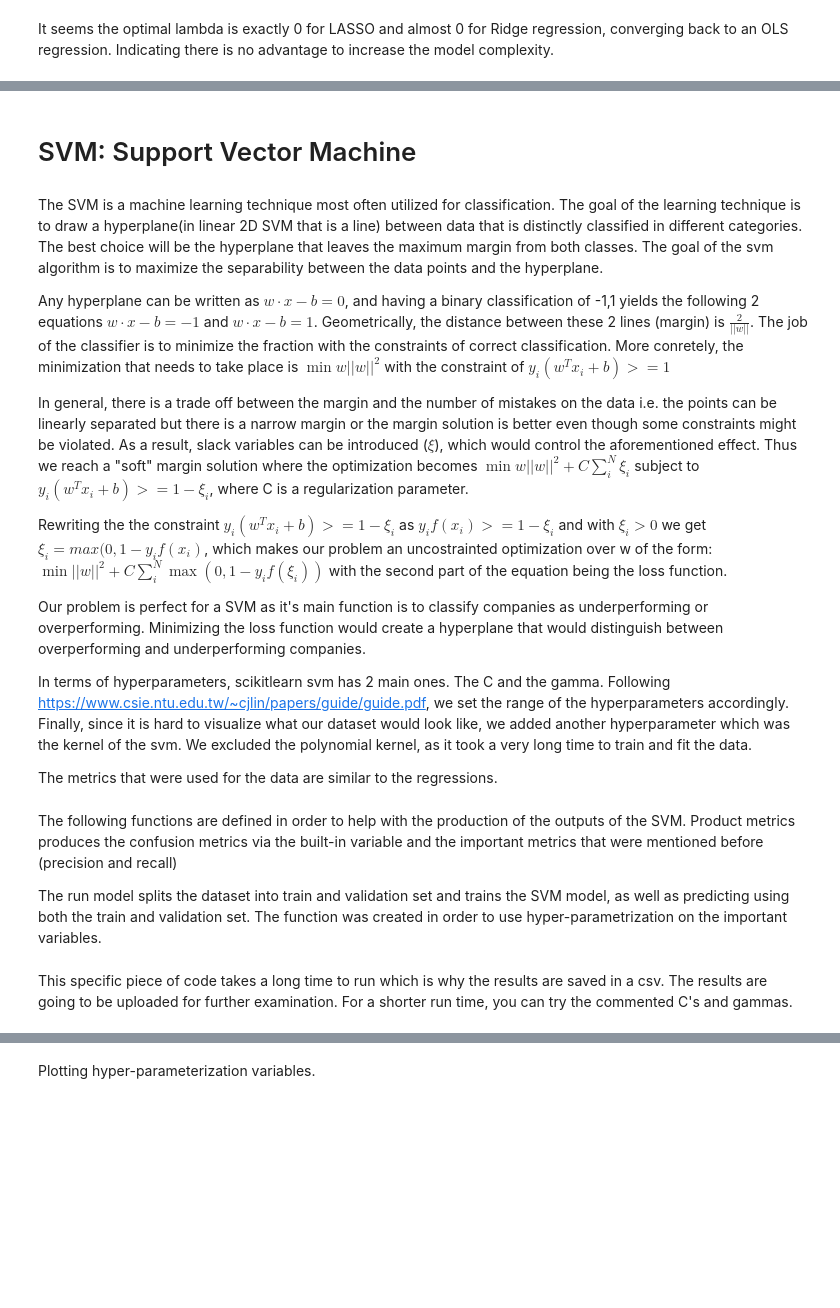
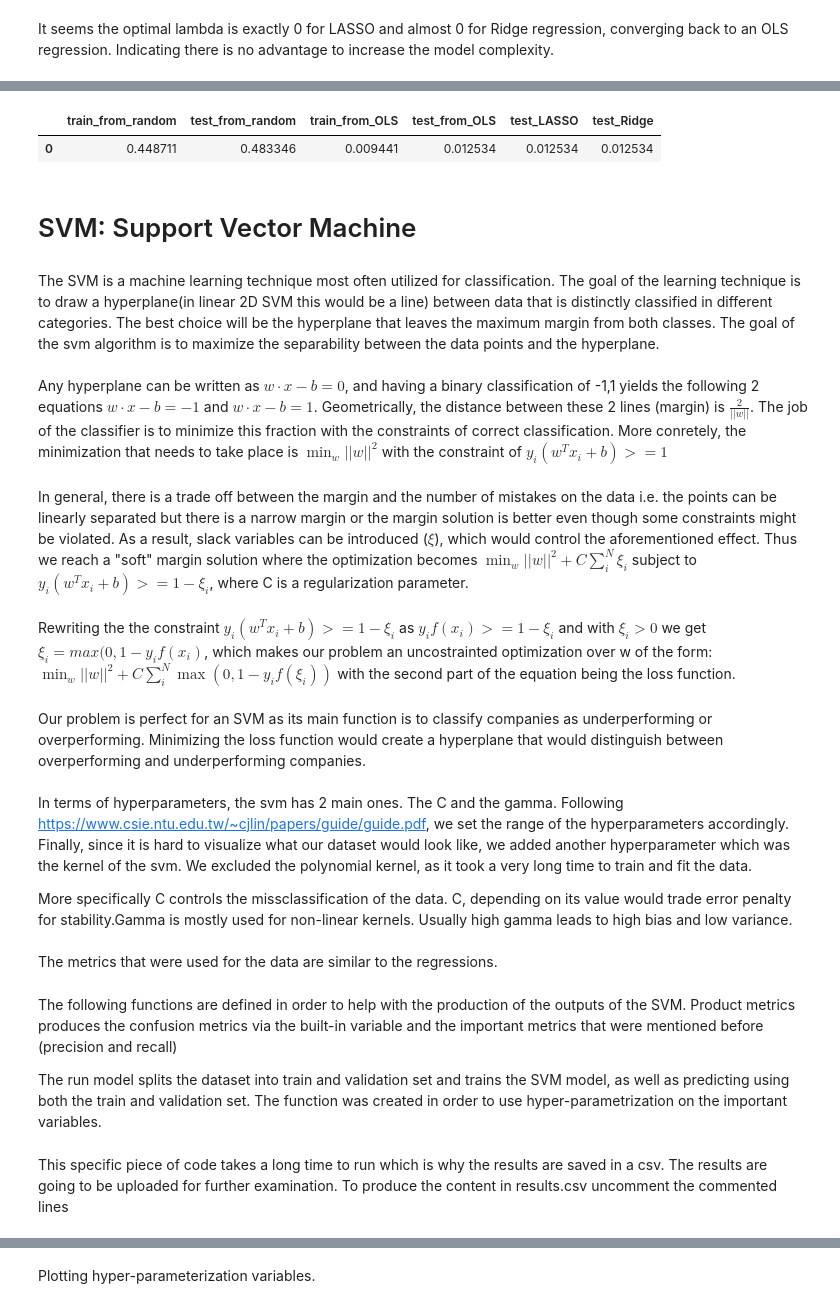
Before and after one commit to Alex-Oiko/stock-predictor, a Jupyter notebook: Stock Picker.ipynb, the cells around one changed output, grey strips where cells are left out. Cells and saved outputs as stored; diff of their text form; code cells hidden in the pictures; blank space fills up the shorter version.

```diff
--- a/Stock Picker.ipynb
+++ b/Stock Picker.ipynb
@@ -438,19 +402,25 @@ We have not perform corss validation here due to time constrain.
+# %%
+pd.DataFrame([[0.44871059, 0.48334576, 0.00944125, 0.01253388, 0.01253388, 0.01253388]], columns=name_label)
+# %% [output]
+|  | train_from_random | test_from_random | train_from_OLS | test_from_OLS | test_LASSO | test_Ridge |
+| 0 | 0.448711 | 0.483346 | 0.009441 | 0.012534 | 0.012534 | 0.012534 |
 # %% [markdown]
 # SVM: Support Vector Machine
 # %% [markdown]
-The SVM is a machine learning technique most often utilized for classification. The goal of the learning technique is to draw a hyperplane(in linear 2D SVM that is a line) between data that is distinctly classified in different categories. The best choice will be the hyperplane that leaves the maximum margin from both classes. The goal of the svm algorithm is to maximize the separability between the data points and the hyperplane.
+The SVM is a machine learning technique most often utilized for classification. The goal of the learning technique is to draw a hyperplane(in linear 2D SVM this would be a line) between data that is distinctly classified in different categories. The best choice will be the hyperplane that leaves the maximum margin from both classes. The goal of the svm algorithm is to maximize the separability between the data points and the hyperplane.
+<br><br>
+Any hyperplane can be written as $w \cdot x - b = 0$, and having a binary classification of -1,1 yields the following 2 equations $w \cdot x - b = -1$ and $w \cdot x - b = 1$. Geometrically, the distance between these 2 lines (margin) is $\frac{2}{||w||}$. The job of the classifier is to minimize this fraction with the constraints of correct classification. More conretely, the minimization that needs to take place is $\min_{w}||w||^2$ with the constraint of $y_i(w^Tx_i+b) >= 1$
+<br><br>
+In general, there is a trade off between the margin and the number of mistakes on the data i.e. the points can be linearly separated but there is a narrow margin or the margin solution is better even though some constraints might be violated. As a result, slack variables can be introduced ($\xi$), which would control the aforementioned effect. Thus we reach a "soft" margin solution where the optimization becomes $\min_{w}||w||^2 + C\sum_{i}^{N}\xi_i$ subject to $y_i(w^Tx_i+b) >= 1-\xi_i$, where C is a regularization parameter.
+<br><br>
+Rewriting the the constraint $y_i(w^Tx_i+b) >= 1-\xi_i$ as $y_if(x_i)>=1-\xi_i$ and with $\xi_i>0$ we get $\xi_i=max(0,1-y_if(x_i)$, which makes our problem an uncostrainted optimization over w of the form: $\min_{w}||w||^2+C\sum_{i}^{N}\max(0,1-y_if(\xi_i))$ with the second part of the equation being the loss function.
+<br><br>
+Our problem is perfect for an SVM as its main function is to classify companies as underperforming or overperforming. Minimizing the loss function would create a hyperplane that would distinguish between overperforming and underperforming companies.
+<br><br>
+In terms of hyperparameters, the svm has 2 main ones. The C and the gamma. Following https://www.csie.ntu.edu.tw/~cjlin/papers/guide/guide.pdf, we set the range of the hyperparameters accordingly. Finally, since it is hard to visualize what our dataset would look like, we added another hyperparameter which was the kernel of the svm. We excluded the polynomial kernel, as it took a very long time to train and fit the data.
 
-Any hyperplane can be written as $w \cdot x - b = 0$, and having a binary classification of -1,1 yields the following 2 equations $w \cdot x - b = -1$ and $w \cdot x - b = 1$. Geometrically, the distance between these 2 lines (margin) is $\frac{2}{||w||}$. The job of the classifier is to minimize the fraction with the constraints of correct classification. More conretely, the minimization that needs to take place is $\min{w}||w||^2$ with the constraint of $y_i(w^Tx_i+b) >= 1$
-
-In general, there is a trade off between the margin and the number of mistakes on the data i.e. the points can be linearly separated but there is a narrow margin or the margin solution is better even though some constraints might be violated. As a result, slack variables can be introduced ($\xi$), which would control the aforementioned effect. Thus we reach a "soft" margin solution where the optimization becomes $\min{w}||w||^2 + C\sum_{i}^{N}\xi_i$ subject to $y_i(w^Tx_i+b) >= 1-\xi_i$, where C is a regularization parameter.
-
-Rewriting the the constraint $y_i(w^Tx_i+b) >= 1-\xi_i$ as $y_if(x_i)>=1-\xi_i$ and with $\xi_i>0$ we get $\xi_i=max(0,1-y_if(x_i)$, which makes our problem an uncostrainted optimization over w of the form: $\min||w||^2+C\sum_{i}^{N}\max(0,1-y_if(\xi_i))$ with the second part of the equation being the loss function.
-
-
-Our problem is perfect for a SVM as it's main function is to classify companies as underperforming or overperforming. Minimizing the loss function would create a hyperplane that would distinguish between overperforming and underperforming companies.
-
-In terms of hyperparameters, scikitlearn svm has 2 main ones. The C and the gamma. Following https://www.csie.ntu.edu.tw/~cjlin/papers/guide/guide.pdf, we set the range of the hyperparameters accordingly. Finally, since it is hard to visualize what our dataset would look like, we added another hyperparameter which was the kernel of the svm. We excluded the polynomial kernel, as it took a very long time to train and fit the data.
-
+More specifically C controls the missclassification of the data. C, depending on its value would trade error penalty for stability.Gamma is mostly used for non-linear kernels. Usually high gamma leads to high bias and low variance.
+<br><br>
 The metrics that were used for the data are similar to the regressions.
 # %%
 #variable to hold our hyper-parameter results.
@@ -495,5 +465,5 @@ def run_model(C,gamma,algo):
 
     return C,gamma,algo,train_precision,train_recall,test_precision,test_recall
 # %% [markdown]
-This specific piece of code takes a long time to run which is why the results are saved in a csv. The results are going to be uploaded for further examination. For a shorter run time, you can try the commented C's and gammas.
+This specific piece of code takes a long time to run which is why the results are saved in a csv. The results are going to be uploaded for further examination. To produce the content in results.csv uncomment the commented lines
 # %%
```
Also changed, not shown: parts of 32 cells of this notebook, 2 other files.
